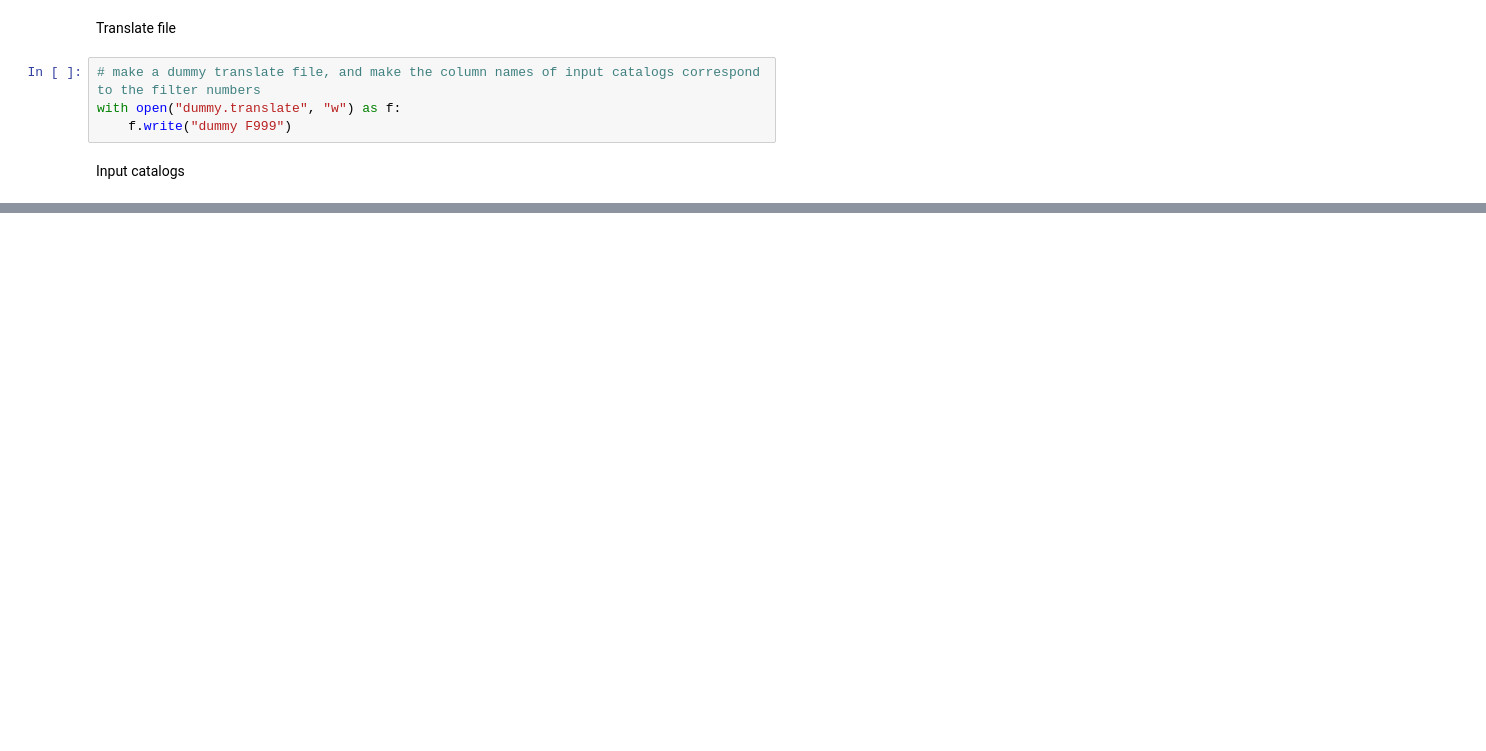
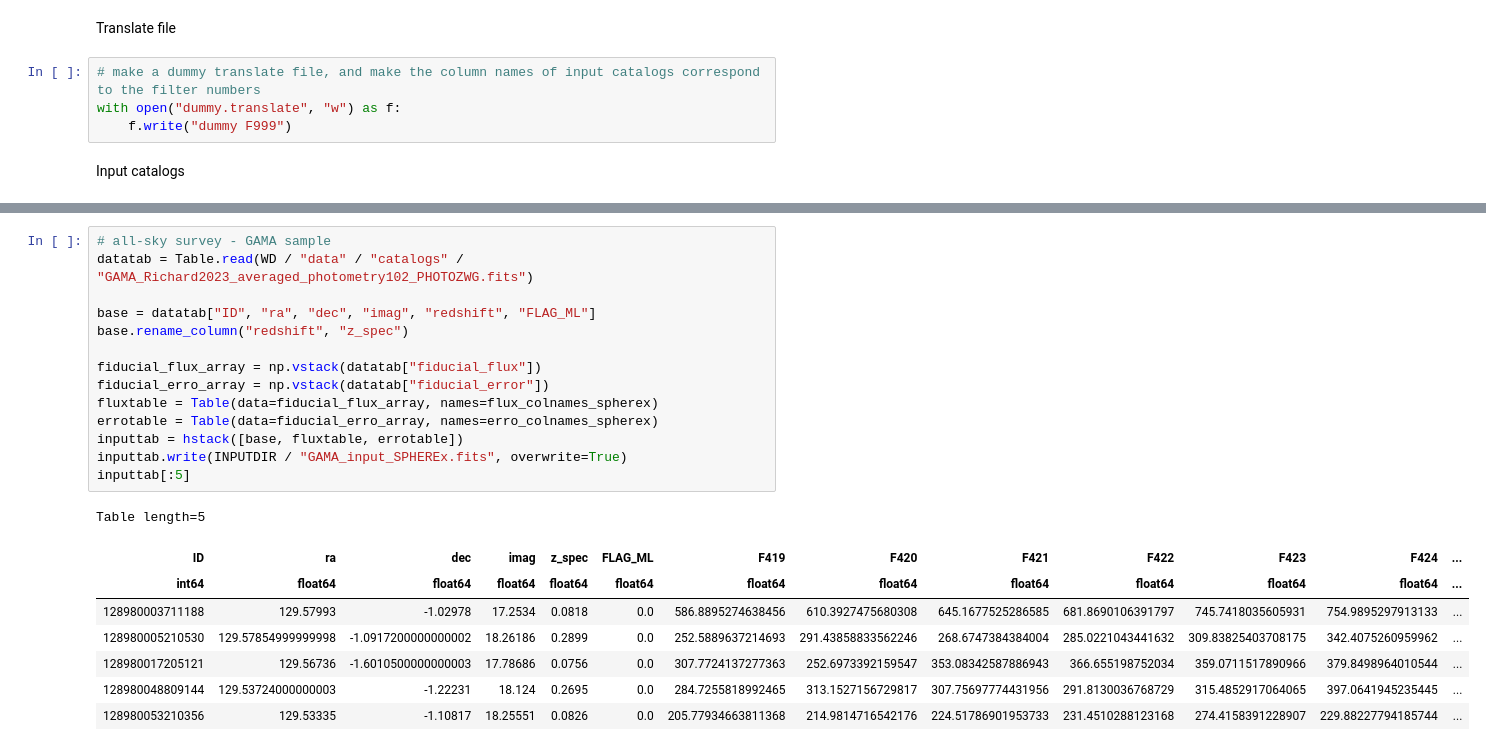
Before and after one commit to hbahk/spherex-challenge, a Jupyter notebook: joint_challenge/make_eazy_feeds.ipynb, the cells around one changed output, grey strips where cells are left out. Drawn from its saved outputs; the diff is of its cells as text; blank space fills up the shorter version.

```diff
--- a/joint_challenge/make_eazy_feeds.ipynb
+++ b/joint_challenge/make_eazy_feeds.ipynb
@@ -232,0 +228,23 @@ np.median(base['E_B-V_'])
+# %%
+# all-sky survey - GAMA sample
+datatab = Table.read(WD / "data" / "catalogs" / "GAMA_Richard2023_averaged_photometry102_PHOTOZWG.fits")
+
+base = datatab["ID", "ra", "dec", "imag", "redshift", "FLAG_ML"]
+base.rename_column("redshift", "z_spec")
+
+fiducial_flux_array = np.vstack(datatab["fiducial_flux"])
+fiducial_erro_array = np.vstack(datatab["fiducial_error"])
+fluxtable = Table(data=fiducial_flux_array, names=flux_colnames_spherex)
+errotable = Table(data=fiducial_erro_array, names=erro_colnames_spherex)
+inputtab = hstack([base, fluxtable, errotable])
+inputtab.write(INPUTDIR / "GAMA_input_SPHEREx.fits", overwrite=True)
+inputtab[:5]
+# %% [output]
+Table length=5
+| ID | ra | dec | imag | z_spec | FLAG_ML | F419 | F420 | F421 | F422 | F423 | F424 | ... |
+| int64 | float64 | float64 | float64 | float64 | float64 | float64 | float64 | float64 | float64 | float64 | float64 | ... |
+| 128980003711188 | 129.57993 | -1.02978 | 17.2534 | 0.0818 | 0.0 | 586.8895274638456 | 610.3927475680308 | 645.1677525286585 | 681.8690106391797 | 745.7418035605931 | 754.9895297913133 | ... |
+| 128980005210530 | 129.57854999999998 | -1.0917200000000002 | 18.26186 | 0.2899 | 0.0 | 252.5889637214693 | 291.43858833562246 | 268.6747384384004 | 285.0221043441632 | 309.83825403708175 | 342.4075260959962 | ... |
+| 128980017205121 | 129.56736 | -1.6010500000000003 | 17.78686 | 0.0756 | 0.0 | 307.7724137277363 | 252.6973392159547 | 353.08342587886943 | 366.655198752034 | 359.0711517890966 | 379.8498964010544 | ... |
+| 128980048809144 | 129.53724000000003 | -1.22231 | 18.124 | 0.2695 | 0.0 | 284.7255818992465 | 313.1527156729817 | 307.75697774431956 | 291.8130036768729 | 315.4852917064065 | 397.0641945235445 | ... |
+| 128980053210356 | 129.53335 | -1.10817 | 18.25551 | 0.0826 | 0.0 | 205.77934663811368 | 214.9814716542176 | 224.51786901953733 | 231.4510288123168 | 274.4158391228907 | 229.88227794185744 | ... |
```
Also changed, not shown: parts of 29 cells of this notebook.
